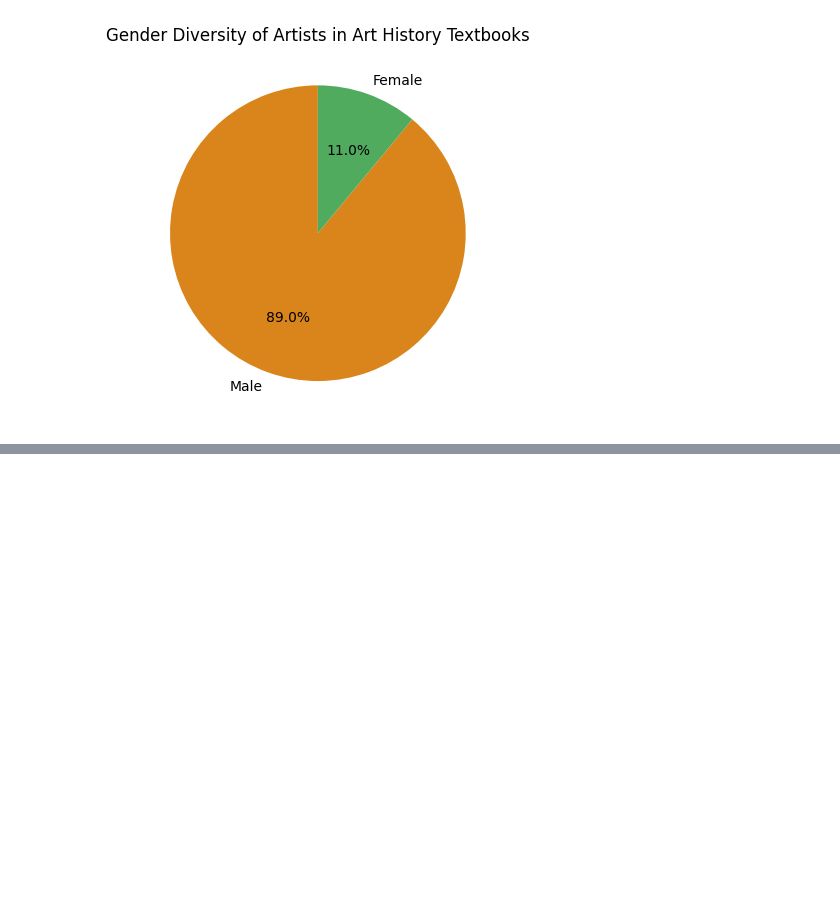
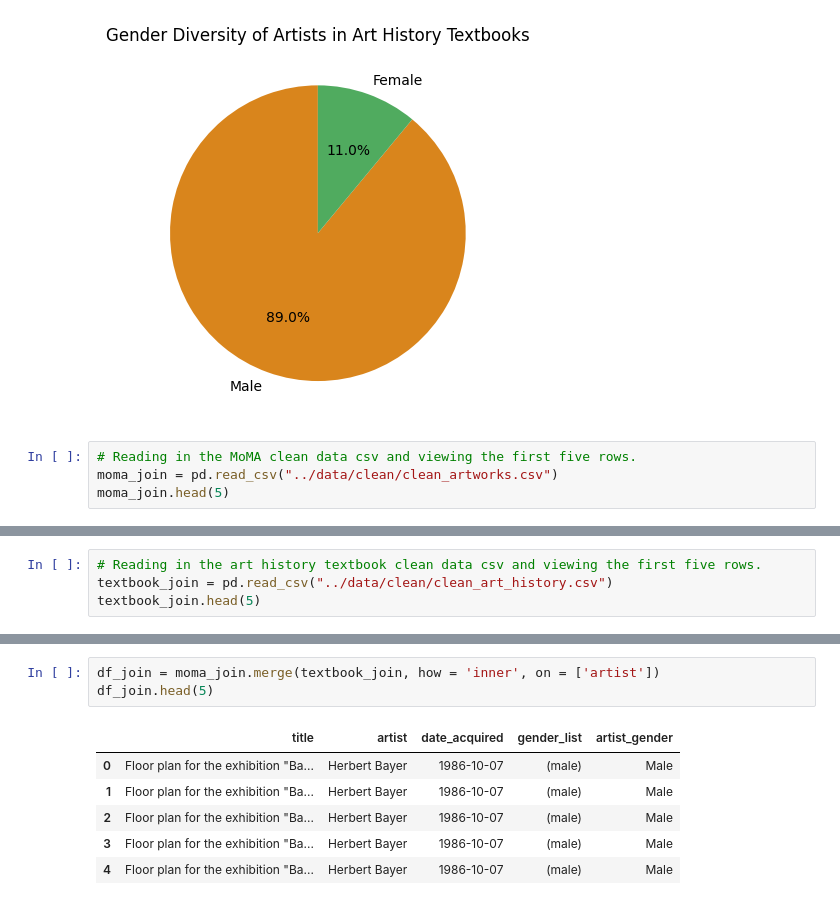
Before and after one commit to Marisa-Paolucci/MoMA-project, a Jupyter notebook: src/04_analyze.ipynb, the cells around one changed output, grey strips where cells are left out. Drawn from its saved outputs; the diff is of its cells as text; blank space fills up the shorter version.

```diff
--- a/src/04_analyze.ipynb
+++ b/src/04_analyze.ipynb
@@ -243,3 +244,7 @@ plt.title('Gender Diversity of Artists in Art History Textbooks')
 plt.show()
 # %% [output]
 [figure]
+# %%
+# Reading in the MoMA clean data csv and viewing the first five rows.
+moma_join = pd.read_csv("../data/clean/clean_artworks.csv")
+moma_join.head(5)
@@ -245,0 +258,4 @@ plt.show()
+# %%
+# Reading in the art history textbook clean data csv and viewing the first five rows.
+textbook_join = pd.read_csv("../data/clean/clean_art_history.csv")
+textbook_join.head(5)
@@ -245,0 +279,10 @@ plt.show()
+# %%
+df_join = moma_join.merge(textbook_join, how = 'inner', on = ['artist'])
+df_join.head(5)
+# %% [output]
+|  | title | artist | date_acquired | gender_list | artist_gender |
+| 0 | Floor plan for the exhibition "Ba... | Herbert Bayer | 1986-10-07 | (male) | Male |
+| 1 | Floor plan for the exhibition "Ba... | Herbert Bayer | 1986-10-07 | (male) | Male |
+| 2 | Floor plan for the exhibition "Ba... | Herbert Bayer | 1986-10-07 | (male) | Male |
+| 3 | Floor plan for the exhibition "Ba... | Herbert Bayer | 1986-10-07 | (male) | Male |
+| 4 | Floor plan for the exhibition "Ba... | Herbert Bayer | 1986-10-07 | (male) | Male |
```
Also changed, not shown: parts of 17 cells of this notebook, 2 other files.
